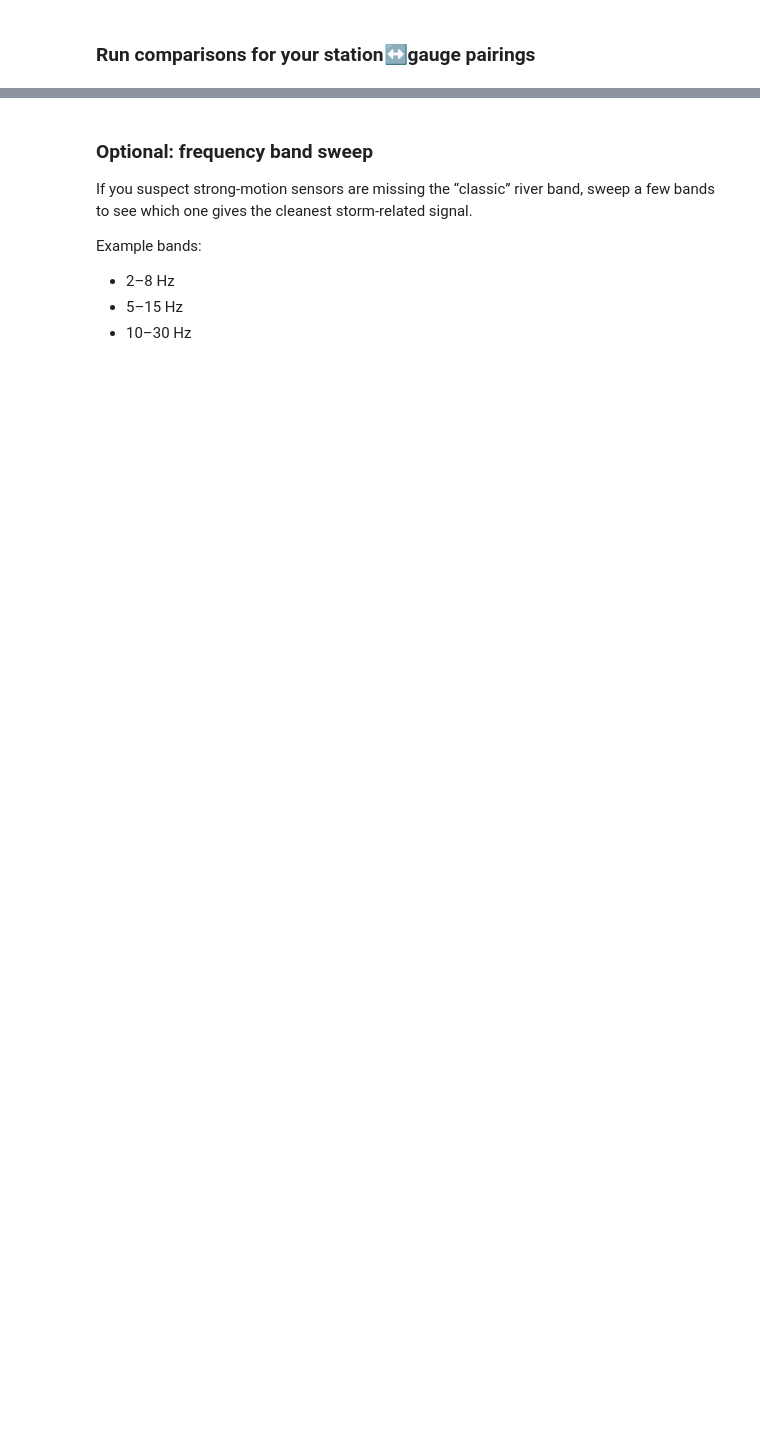
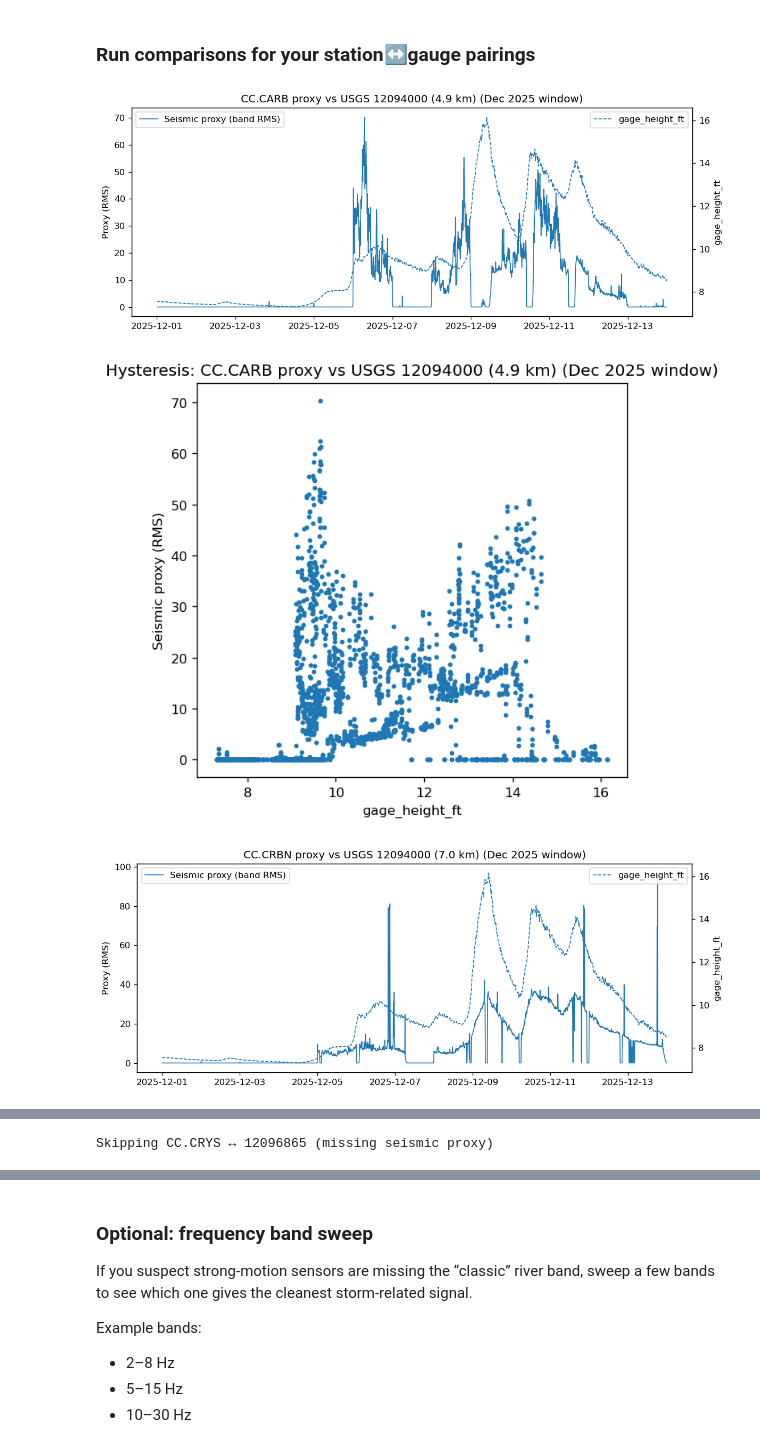
Before and after one commit to gaia-hazlab/seis-hydro-2-sed, a Jupyter notebook: notebooks/uw_river_rumble_dec2025.ipynb, the cells around one changed output, grey strips where cells are left out. Saved outputs shown, nothing was run; the diff lists cells and outputs as text; code cells hidden in the pictures; blank space fills up the shorter version.

```diff
--- a/notebooks/uw_river_rumble_dec2025.ipynb
+++ b/notebooks/uw_river_rumble_dec2025.ipynb
@@ -338,13 +362,20 @@ NameError: name 'Stream' is not defined
 # %%
 # Run comparisons for station↔gage pairings derived from metadata
 for sta_key, gid in PAIRINGS.items():
     if sta_key not in proxies:
         print(f"Skipping {sta_key} ↔ {gid} (missing seismic proxy)")
         continue
     if gid not in gauges:
         print(f"Skipping {sta_key} ↔ {gid} (missing gauge data)")
         continue
 
-    title = f"{sta_key} proxy vs USGS {gid} (Dec 2025 window)"
+    dist_km = STATION_META.get(sta_key, {}).get("gage_distance_km")
+    dist_str = f" ({dist_km:.1f} km)" if dist_km is not None else ""
+
+    title = f"{sta_key} proxy vs USGS {gid}{dist_str} (Dec 2025 window)"
     plot_proxy_and_gauge(proxies[sta_key], gauges[gid], title=title)
     hysteresis_plot(proxies[sta_key], gauges[gid], title=f"Hysteresis: {title}")
+# %% [output]
+[figure, added]
+[figure, added]
+[figure, added]
@@ -350,0 +383 @@ for sta_key, gid in PAIRINGS.items():
+Skipping CC.CRYS ↔ 12096865 (missing seismic proxy)
```
Also changed, not shown: parts of 10 cells of this notebook, 1 other file.
